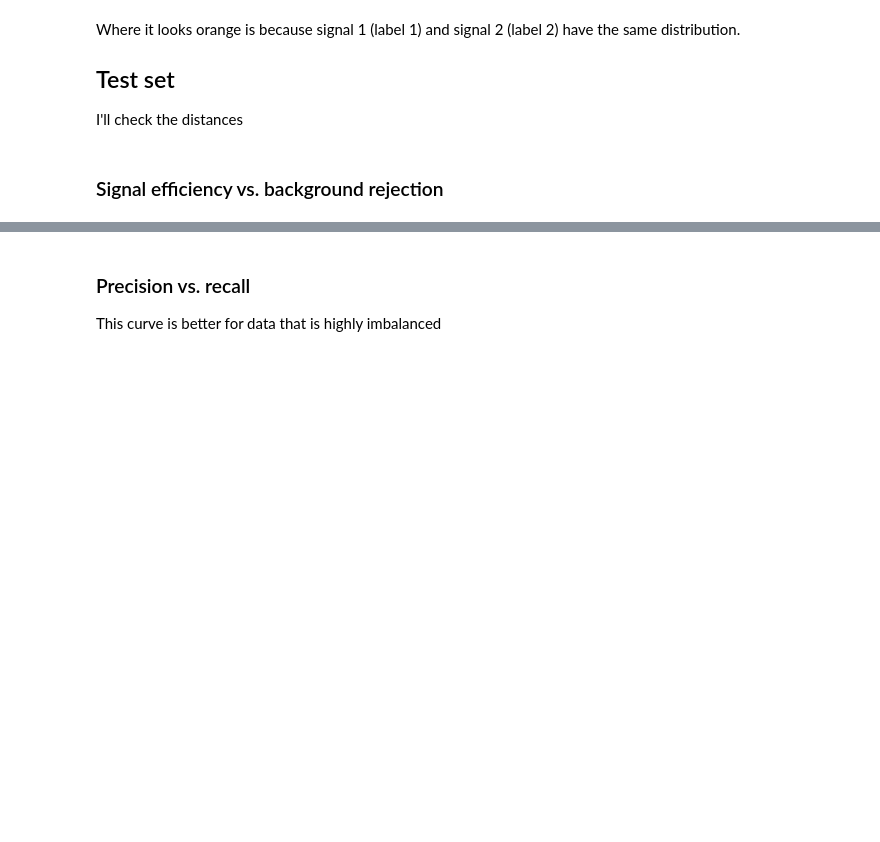
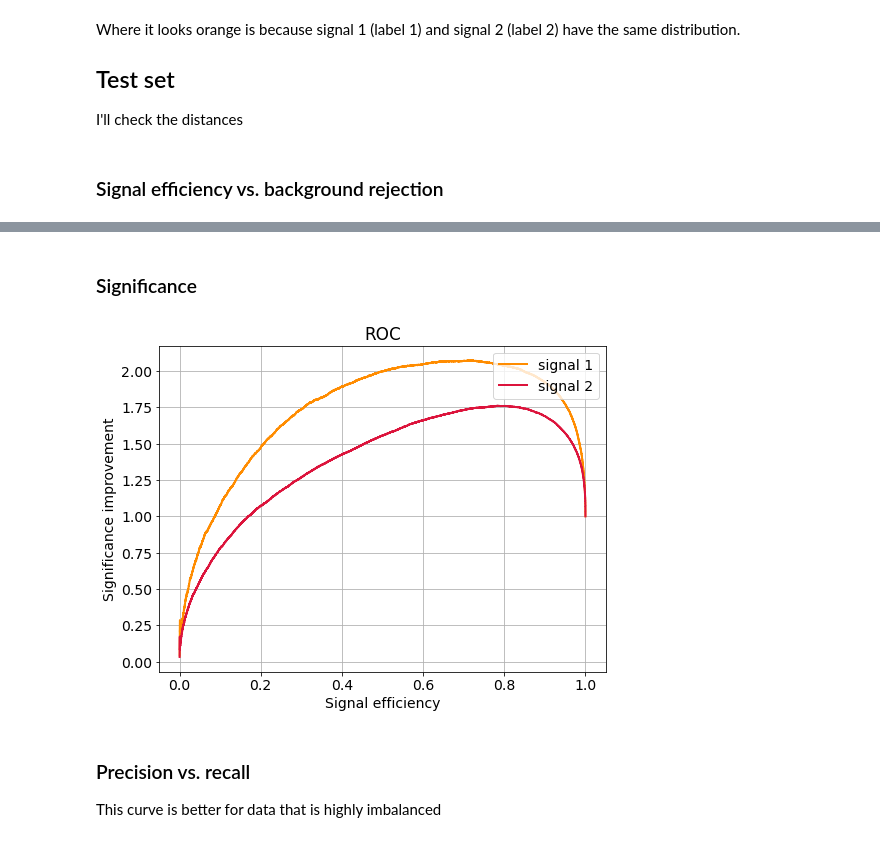
Before and after one commit to marianaiv/benchtools, a Jupyter notebook: notebooks/11.0-GAN-AE-data.ipynb, the cells around one changed output, grey strips where cells are left out. Cells and saved outputs as stored; diff of their text form; code cells hidden in the pictures; blank space fills up the shorter version.

```diff
--- a/notebooks/11.0-GAN-AE-data.ipynb
+++ b/notebooks/11.0-GAN-AE-data.ipynb
@@ -112,3 +123,10 @@ This agrees with the obtained result from the training:
+# %% [markdown]
+### Significance
+# %%
+significance_plot(names=names, labels=labels, probs=scores, colors=colors)
+plt.show()
+# %% [output]
+[figure, added]
 # %% [markdown]
 ### Precision vs. recall
 This curve is better for data that is highly imbalanced
```
Also changed, not shown: parts of 12 cells of this notebook, 2 other files.
